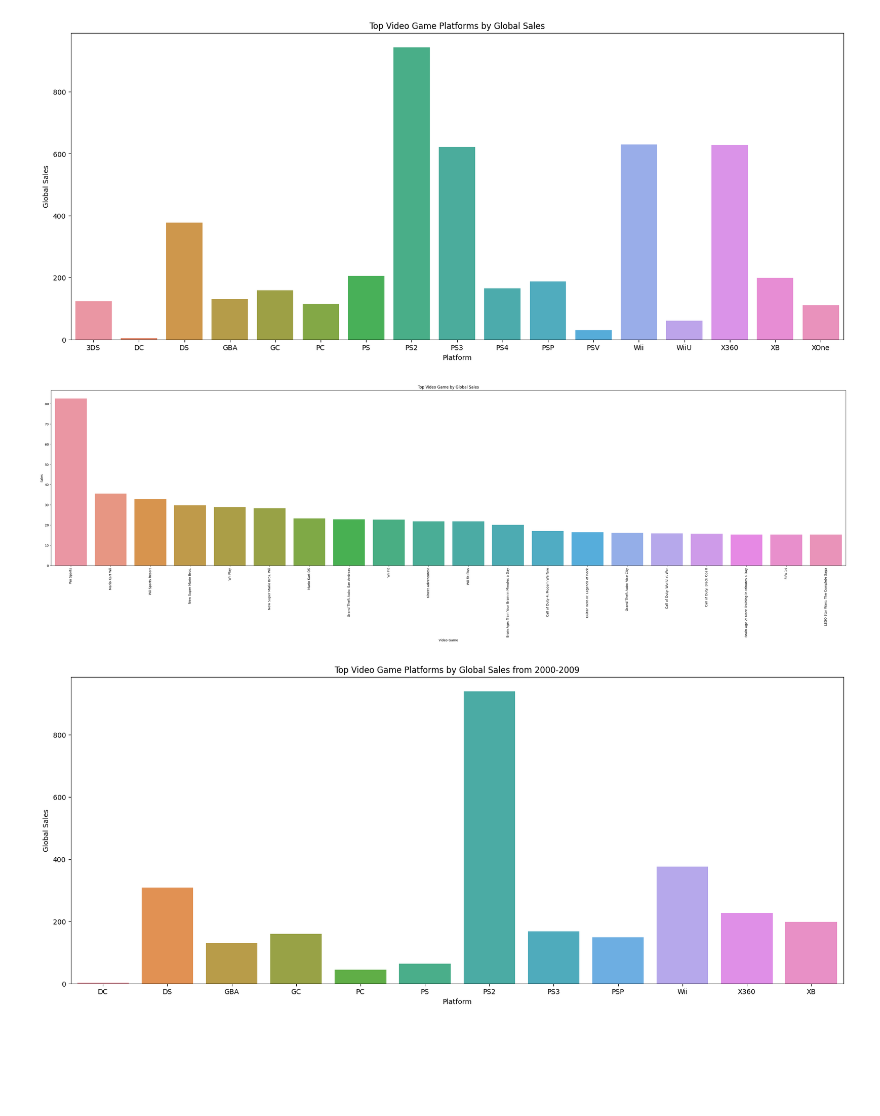
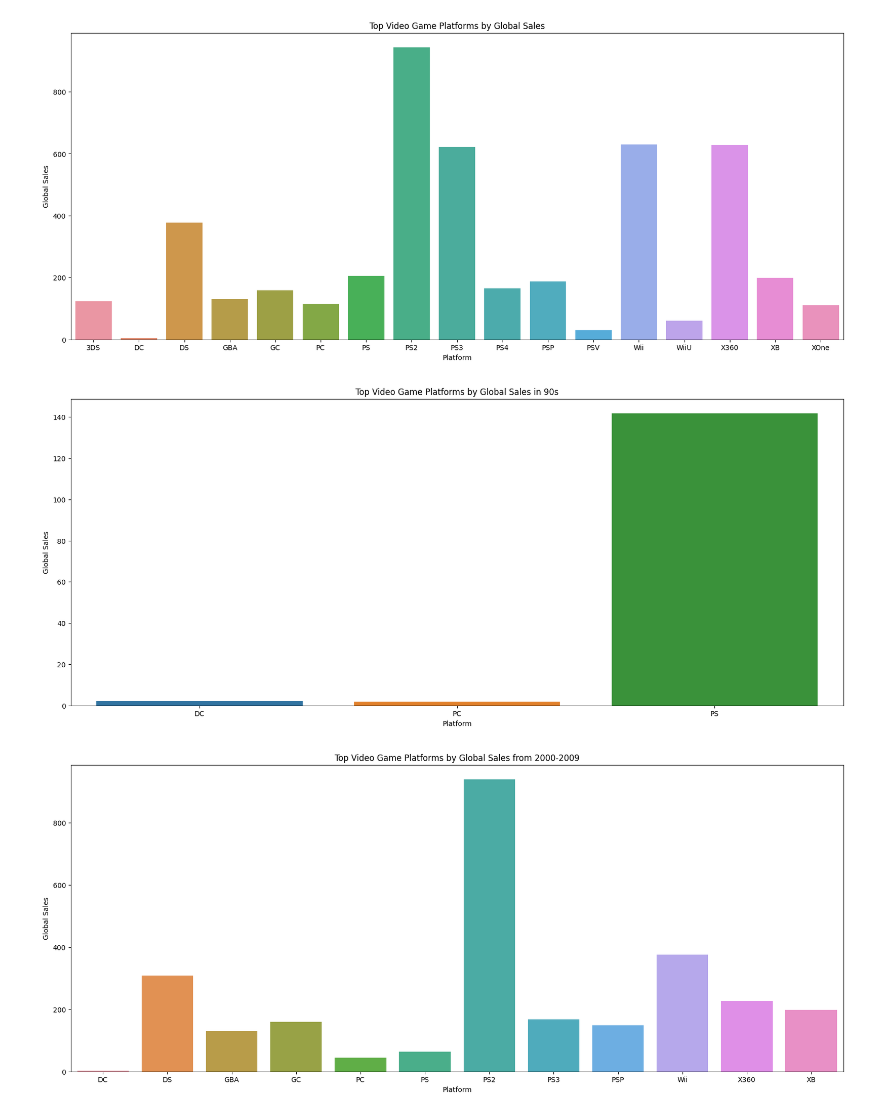
Before and after one commit to tangiambe/Data_Analytics_Project, a Jupyter notebook: tangi_visualizations.ipynb, the cells around one changed output. Drawn from its saved outputs; the diff is of its cells as text; code cells hidden in the pictures; blank space fills up the shorter version.

Commit message:
added more visualizations

```diff
--- a/tangi_visualizations.ipynb
+++ b/tangi_visualizations.ipynb
@@ -119,19 +119,18 @@ plt.show()
 # %% [output]
 [figure]
 # %%
-#Top Video Game by Global Sales
-plt.figure(figsize=(45, 10))
+# Top Video Game Platforms by Global Sales in the 90s
 
-top_games_global = vg.groupby('Name')['Global_Sales'].sum().nlargest(20)
+platforms90 = vg90s.groupby('Platform')['Global_Sales'].sum()
 
-sns.barplot(x = top_games_global.index, y = top_games_global.values)
-plt.title('Top Video Game by Global Sales')
-plt.xlabel('Video Game')
-plt.ylabel('Sales')
-plt.xticks(rotation = 90)
+plt.figure(figsize=(20, 8))
+sns.barplot(x = platforms90.index, y = platforms90.values)
+plt.title('Top Video Game Platforms by Global Sales in 90s')
+plt.xlabel('Platform')
+plt.ylabel('Global Sales')
 plt.show()
 # %% [output]
-[figure, old version]
+[figure, new version]
 # %%
 # Top Video Game Platforms by Global Sales from 2000-2009
 
```
Also changed, not shown: parts of 7 cells of this notebook.
